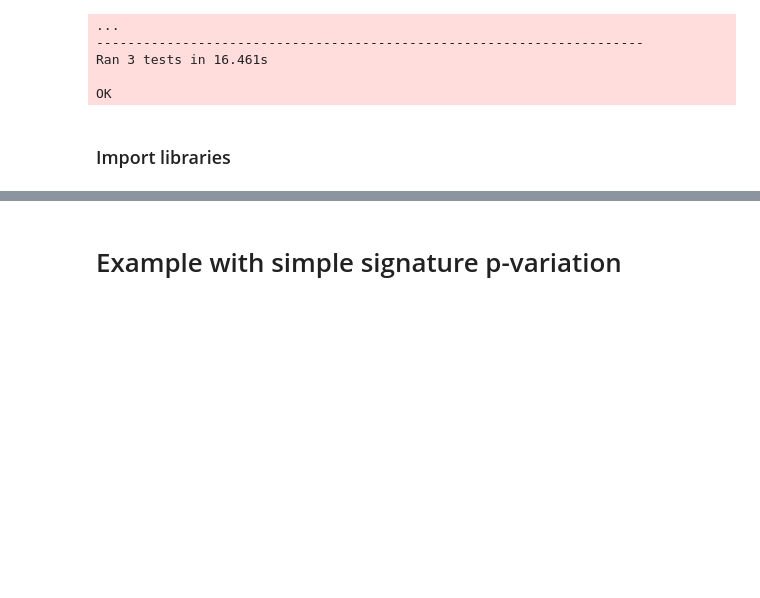
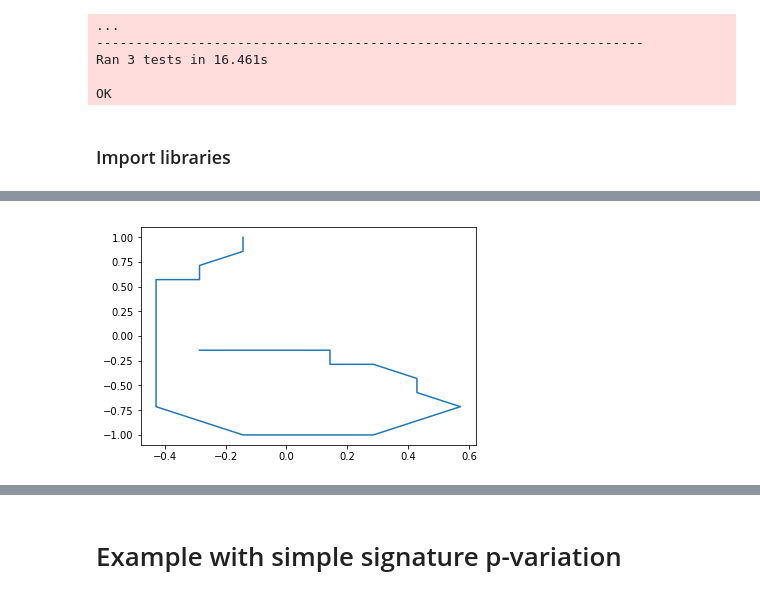
Before and after one commit to mindychen213/warped-p-variation, a Jupyter notebook: example.ipynb, the cells around one changed output, grey strips where cells are left out. Cells and saved outputs as stored; diff of their text form; code cells hidden in the pictures; blank space fills up the shorter version.

```diff
--- a/example.ipynb
+++ b/example.ipynb
@@ -34,0 +91,8 @@ from transformers import *
+# %%
+n = 9
+digit = [d for d in inputs_MNIST if len(d)<30][n]
+
+plt.plot(digit.T[0], digit.T[1])
+plt.show()
+# %% [output]
+[figure, added]
```
Also changed, not shown: parts of 16 cells of this notebook, 4 other files.
